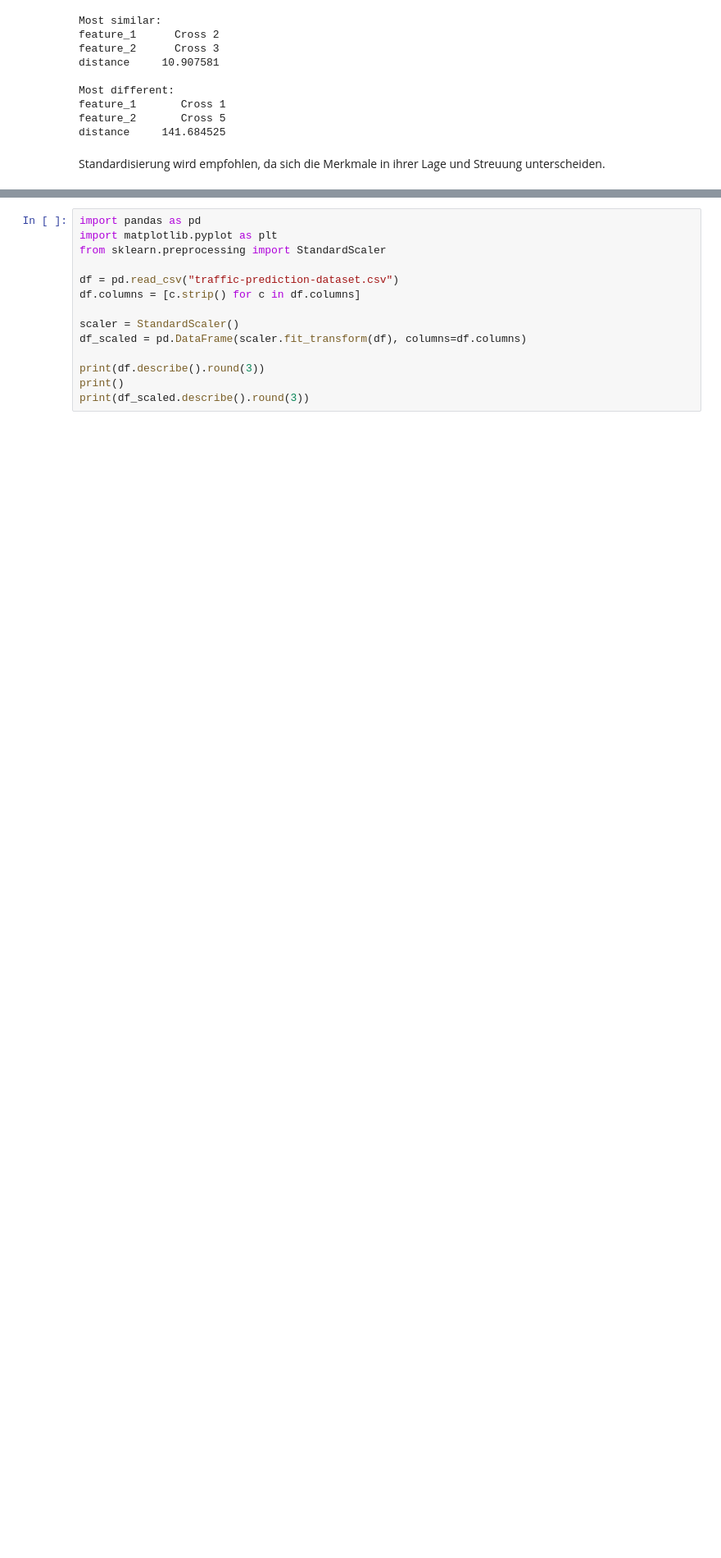
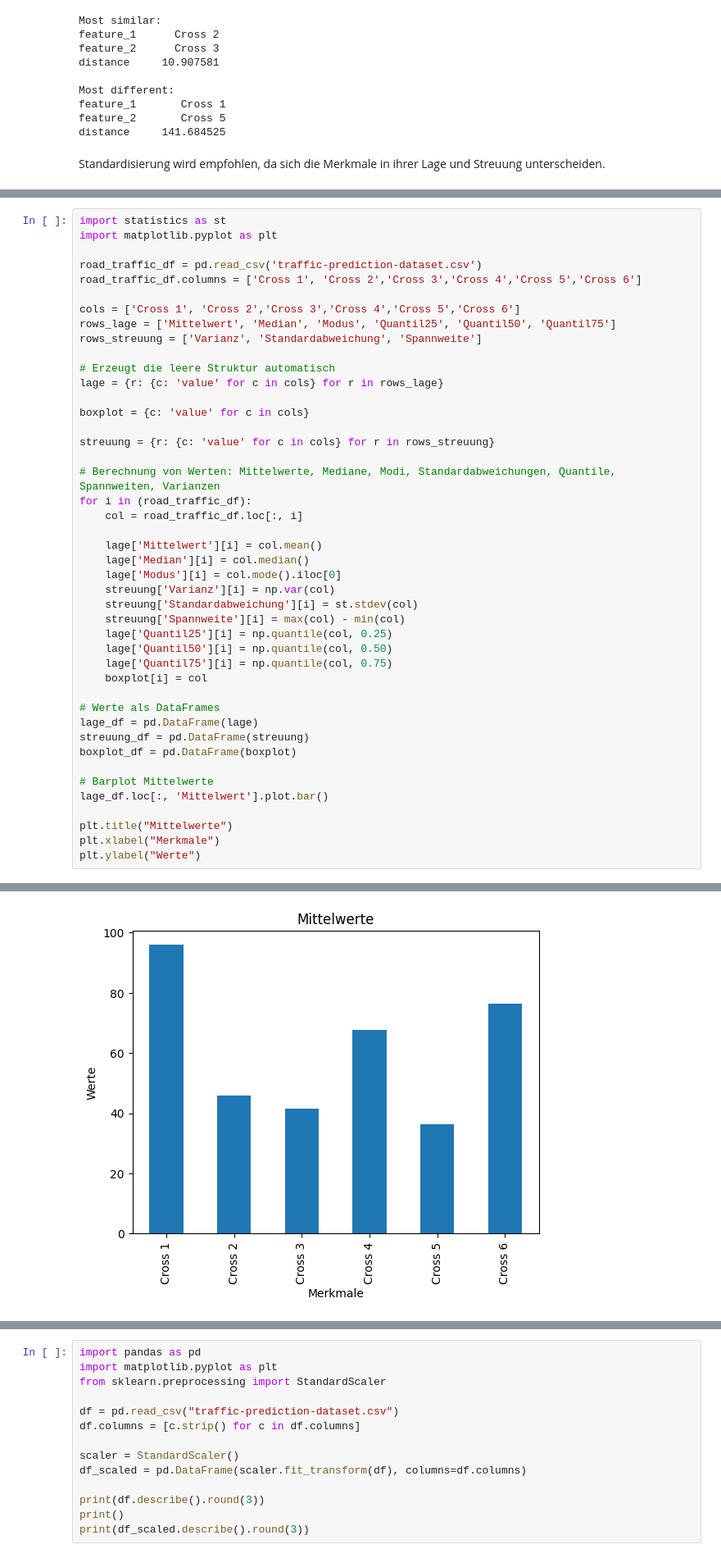
Before and after one commit to TieRub/DMg_2026, a Jupyter notebook: B1/B1_Notebook.ipynb, the cells around one changed output, grey strips where cells are left out. Shown at 82% size. Cells and saved outputs as stored; diff of their text form; blank space fills up the shorter version.

```diff
--- a/B1/B1_Notebook.ipynb
+++ b/B1/B1_Notebook.ipynb
@@ -91,0 +104,45 @@ Standardisierung wird empfohlen, da sich die Merkmale in ihrer Lage und Streuung
+# %%
+import statistics as st
+import matplotlib.pyplot as plt
+
+road_traffic_df = pd.read_csv('traffic-prediction-dataset.csv')
+road_traffic_df.columns = ['Cross 1', 'Cross 2','Cross 3','Cross 4','Cross 5','Cross 6']
+
+cols = ['Cross 1', 'Cross 2','Cross 3','Cross 4','Cross 5','Cross 6']
+rows_lage = ['Mittelwert', 'Median', 'Modus', 'Quantil25', 'Quantil50', 'Quantil75']
+rows_streuung = ['Varianz', 'Standardabweichung', 'Spannweite']
+
+# Erzeugt die leere Struktur automatisch
+lage = {r: {c: 'value' for c in cols} for r in rows_lage}
+
+boxplot = {c: 'value' for c in cols}
+
+streuung = {r: {c: 'value' for c in cols} for r in rows_streuung}
+
+# Berechnung von Werten: Mittelwerte, Mediane, Modi, Standardabweichungen, Quantile, Spannweiten, Varianzen
+for i in (road_traffic_df):
+    col = road_traffic_df.loc[:, i]
+
+    lage['Mittelwert'][i] = col.mean()
+    lage['Median'][i] = col.median()
+    lage['Modus'][i] = col.mode().iloc[0]
+    streuung['Varianz'][i] = np.var(col)
+    streuung['Standardabweichung'][i] = st.stdev(col)
+    streuung['Spannweite'][i] = max(col) - min(col)
+    lage['Quantil25'][i] = np.quantile(col, 0.25)
+    lage['Quantil50'][i] = np.quantile(col, 0.50)
+    lage['Quantil75'][i] = np.quantile(col, 0.75)
+    boxplot[i] = col
+
+# Werte als DataFrames
+lage_df = pd.DataFrame(lage)
+streuung_df = pd.DataFrame(streuung)
+boxplot_df = pd.DataFrame(boxplot)
+
+# Barplot Mittelwerte
+lage_df.loc[:, 'Mittelwert'].plot.bar()
+
+plt.title("Mittelwerte")
+plt.xlabel("Merkmale")
+plt.ylabel("Werte")
+# %% [output]
@@ -91,0 +150 @@ Standardisierung wird empfohlen, da sich die Merkmale in ihrer Lage und Streuung
+[figure, added]
```
Also changed, not shown: parts of 31 cells of this notebook, 4 other files.
